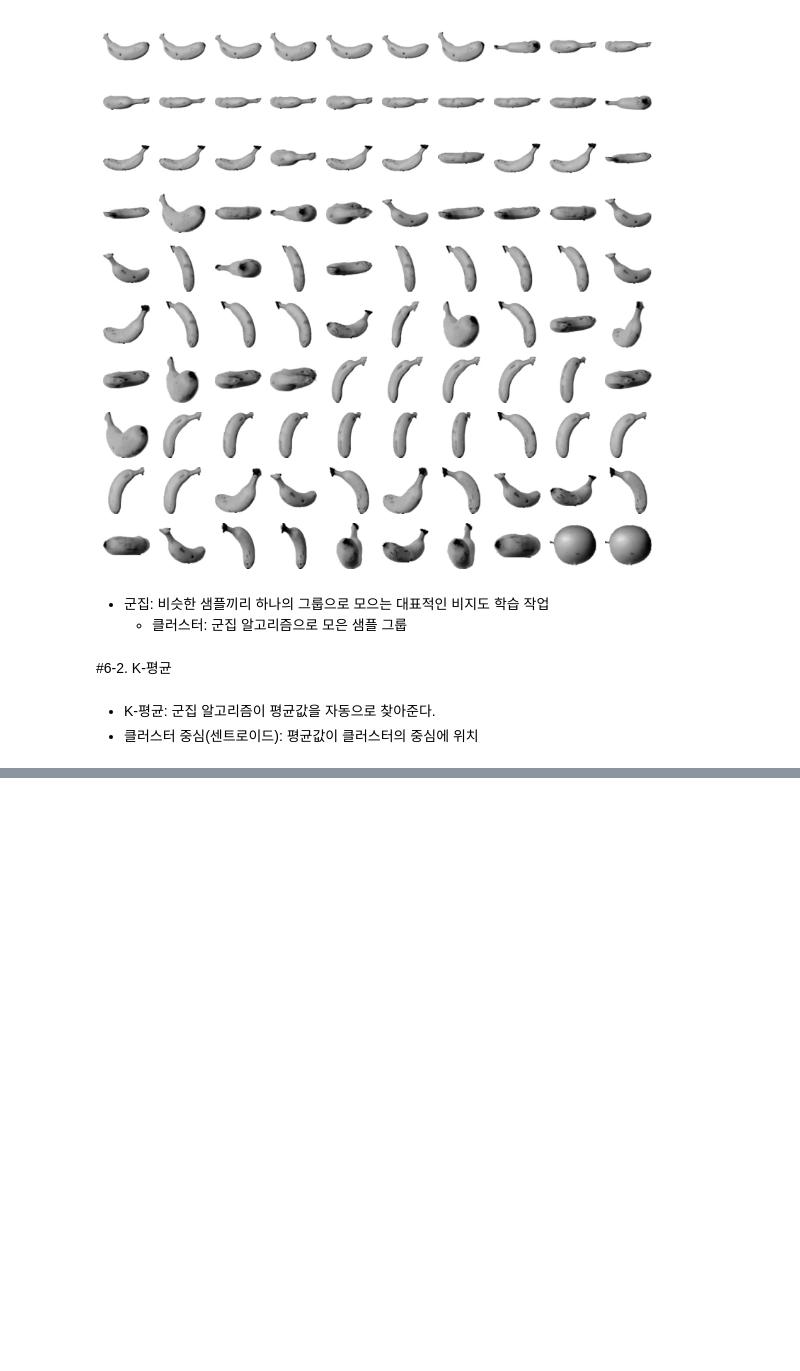
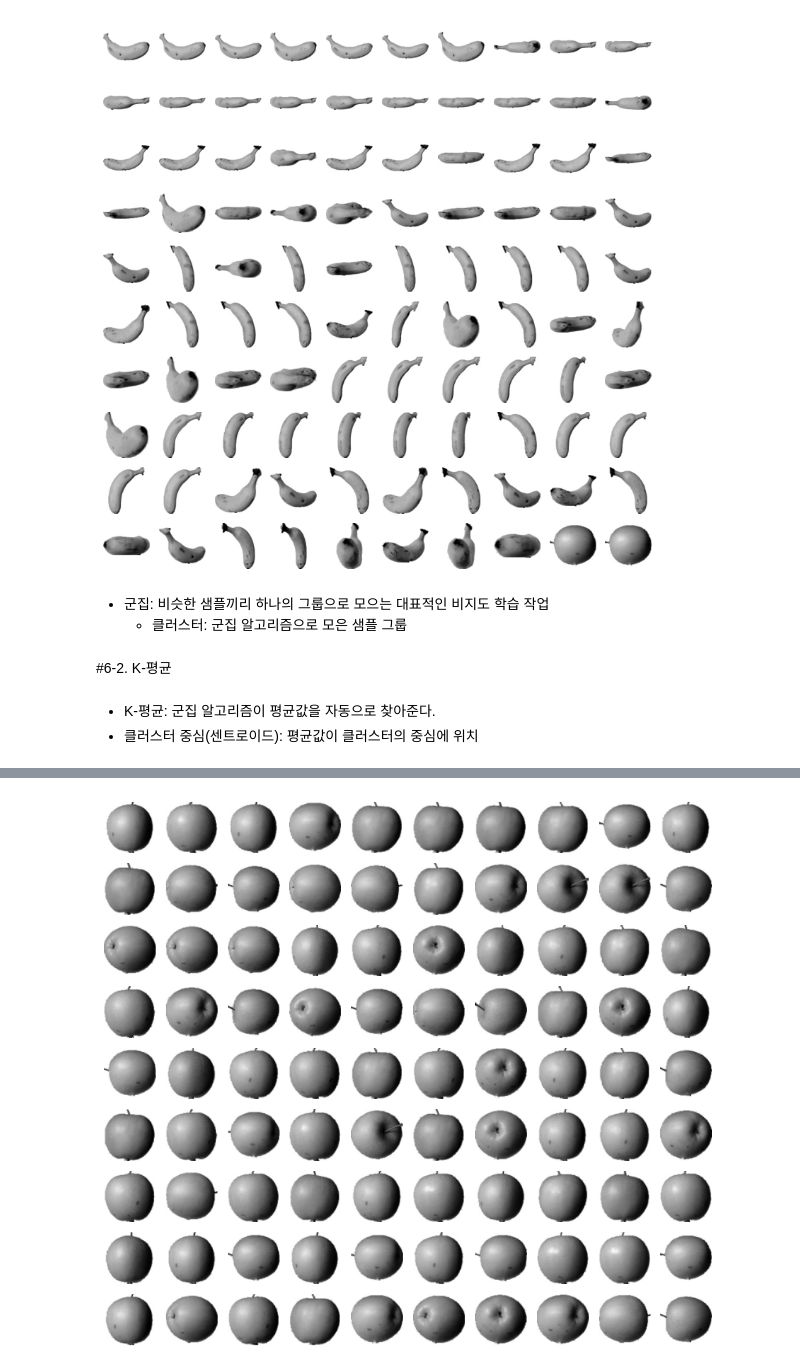
Before and after one commit to tndus628/-, a Jupyter notebook: 6. 비지도 학습.ipynb, the cells around one changed output, grey strips where cells are left out. Drawn from its saved outputs; the diff is of its cells as text; code cells hidden in the pictures; blank space fills up the shorter version.

```diff
--- a/6. 비지도 학습.ipynb
+++ b/6. 비지도 학습.ipynb
@@ -197,0 +279,4 @@ plt.show()
+# %%
+draw_fruits(fruits[km.labels_==2])
+# %% [output]
+[figure, added]
```
Also changed, not shown: parts of 14 cells of this notebook.
